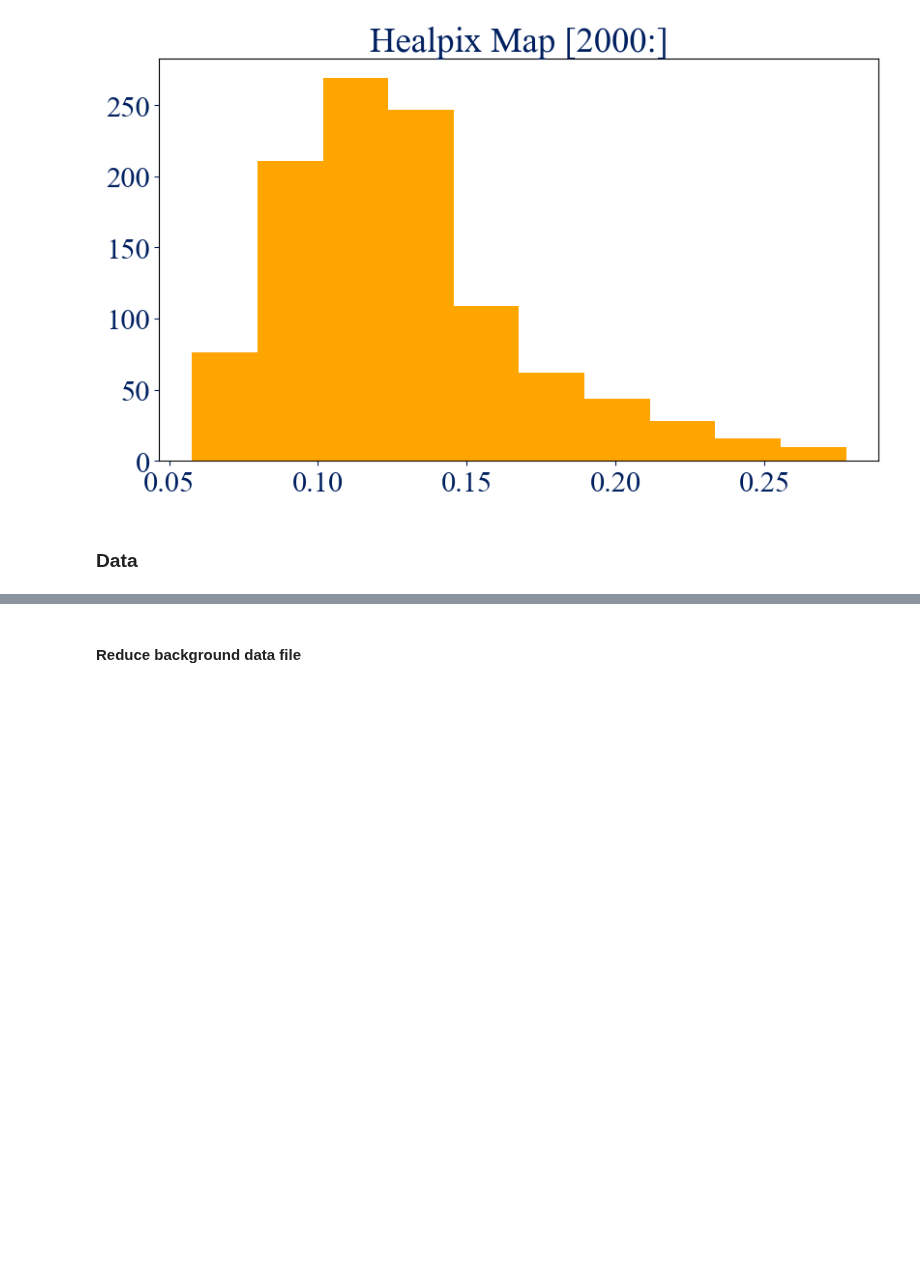
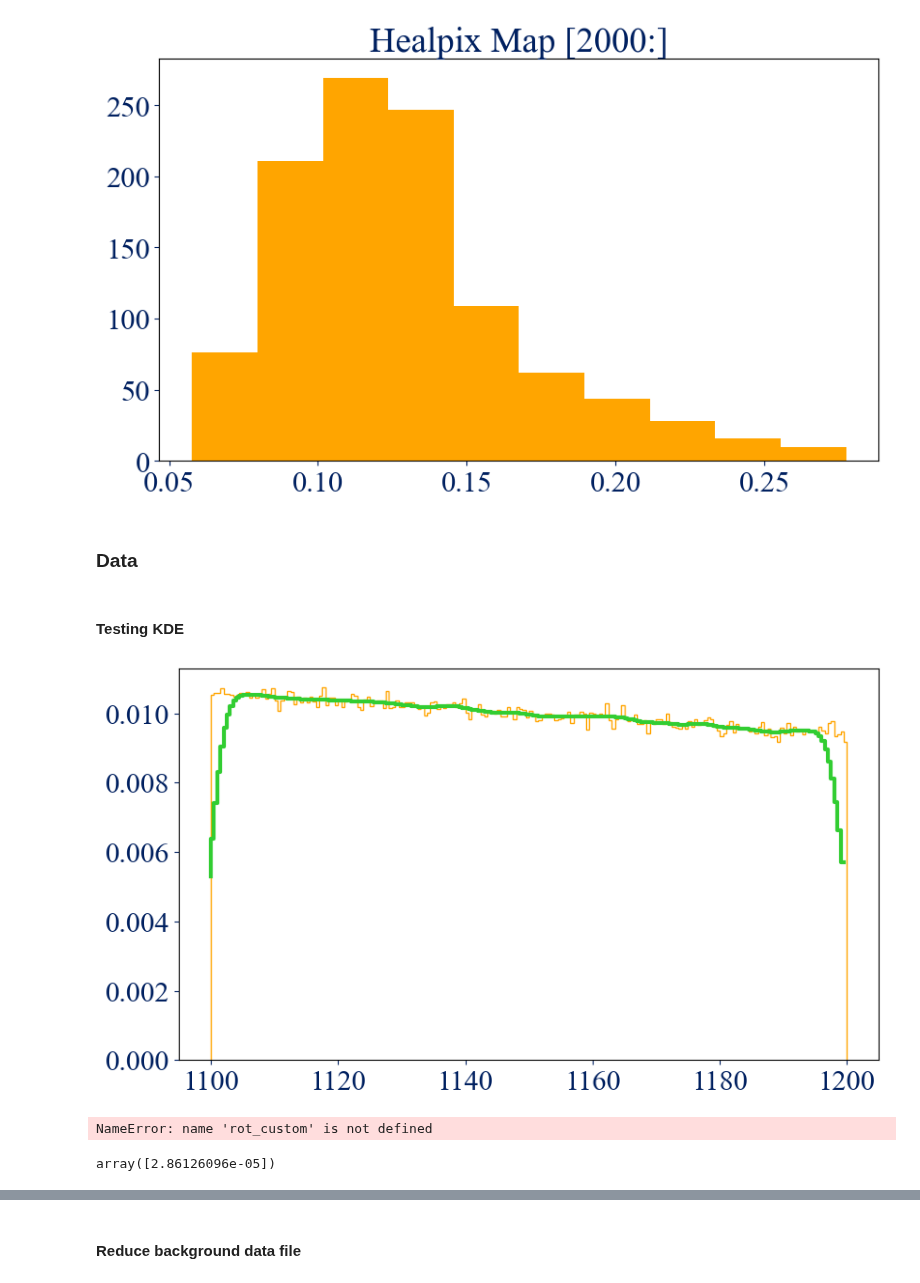
Before and after one commit to avalluvan/cosipy, a Jupyter notebook: docs/tutorials/response/LMDR4.ipynb, the cells around one changed output, grey strips where cells are left out. Drawn from its saved outputs; the diff is of its cells as text; code cells hidden in the pictures; blank space fills up the shorter version.

```diff
--- a/docs/tutorials/response/LMDR4.ipynb
+++ b/docs/tutorials/response/LMDR4.ipynb
@@ -111,3 +111,21 @@ b = target_coord.b.value
 bg = UnBinnedData(DATA_DIR / '44Ti/inputs.yaml')
 bg_filepath = DATA_DIR / 'data/backgrounds/unbinned/AlbedoPhotons_44Ti.fits'        # Events with energy values between 1100 and 1200 keV only
 bg_dict = bg.get_dict_from_fits(bg_filepath)
+# %%
+from scipy.stats import gaussian_kde
+
+bg_kde = gaussian_kde(bg_dict['Energies'])
+# %% [markdown]
+#### Testing KDE
+# %%
+plt.hist(bg_dict['Energies'], bins=200, density=True, histtype='step')
+x = np.arange(1100, 1200, 0.5)
+plt.step(x, bg_kde(x))
+plt.show()
+# %% [output]
+[figure, added]
+# %%
+bg_ang_rot = rot_custom(bg_dict['Chi galactic'], bg_dict['Psi galactic'], lonlat=True)
+background_data = np.array([bg_dict['Energies'], bg_dict['Phi'], bg_ang_rot[1], bg_ang_rot[0]])
+# %% [output]
+NameError: name 'rot_custom' is not defined
@@ -113,0 +134,5 @@ bg_dict = bg.get_dict_from_fits(bg_filepath)
+# %%
+idx = 1000
+background_kde([bg_dict['Energies'][idx], ang_rot[0][idx]])#, bg_ang_rot[1][idx], bg_ang_rot[0][idx]])
+# %% [output]
+array([2.86126096e-05])
```
Also changed, not shown: parts of 28 cells of this notebook.
